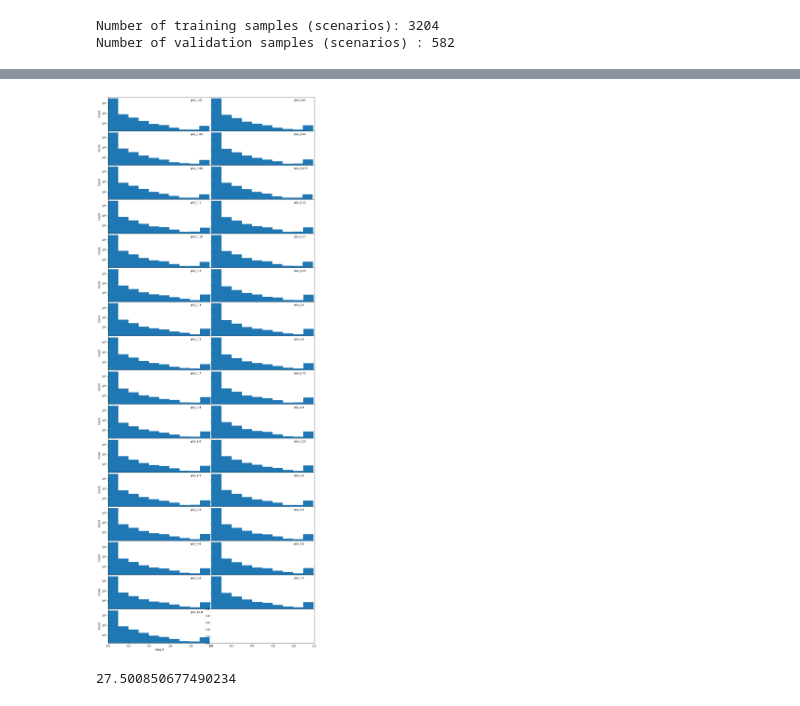
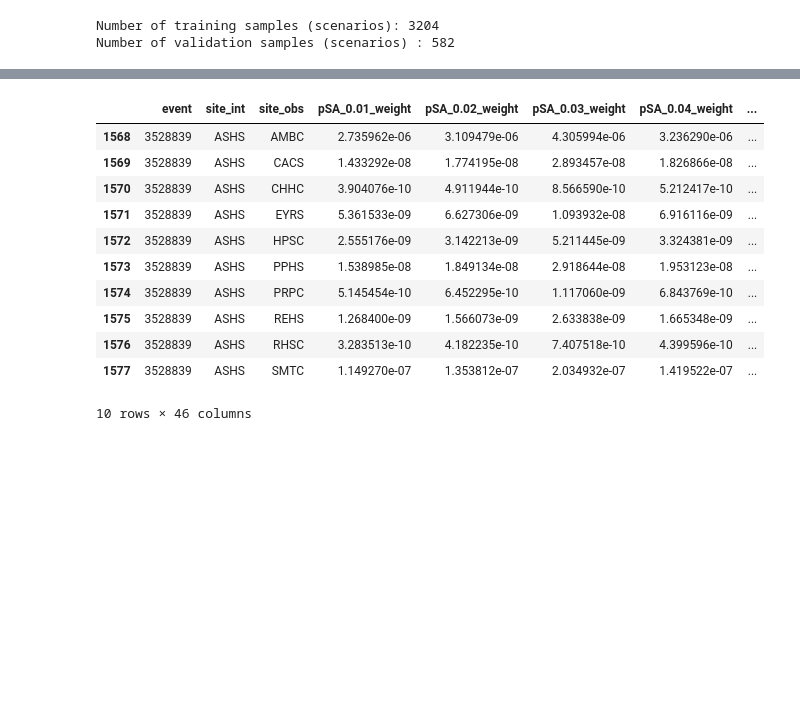
Before and after one commit to claudio525/post_event_gm_gnn, a Jupyter notebook: sim_ranking/explore/weight_model.ipynb, the cells around one changed output, grey strips where cells are left out. Cells and saved outputs as stored; diff of their text form; code cells hidden in the pictures; blank space fills up the shorter version.

```diff
--- a/sim_ranking/explore/weight_model.ipynb
+++ b/sim_ranking/explore/weight_model.ipynb
@@ -182,25 +159,24 @@ param_df["dist"] = dist_matrix.values[dist_matrix.index.get_indexer_for(param_df
 # %%
-ims = sr.constants.PSA_KEYS
+def gen_weight_dist_plot(result_df):
+    ims = sr.constants.PSA_KEYS
 
-# Create subplots with shared x-axis
-fig, axs = plt.subplots(int(np.ceil(len(ims) / 2)), 2, figsize=(12, 30), sharex=True)
+    # Create subplots with shared x-axis
+    fig, axs = plt.subplots(int(np.ceil(len(ims) / 2)), 2, figsize=(15, 30), sharex=True)
 
-axs = axs.flatten()
+    axs = axs.flatten()
 
-for i, im in enumerate(ims):
-    ax = axs[i]
-    ax.hist(result_df[f"{im}_weight"], log=True)
-    ax.set_xlim(0, 1)
-    ax.set_xlabel("Weight")
-    ax.set_ylabel("Count" if i % 2 == 0 else "")
-    ax.text(0.85, 0.9, f"{im}", horizontalalignment="left", verticalalignment="center", transform=ax.transAxes)
+    for i, im in enumerate(ims):
+        ax = axs[i]
+        ax.hist(result_df[f"{im}_weight"], log=True)
+        ax.set_xlim(0, 1)
+        ax.set_xlabel("Weight")
+        ax.set_ylabel("Count" if i % 2 == 0 else "")
+        ax.text(0.85, 0.9, f"{im}", horizontalalignment="left", verticalalignment="center", transform=ax.transAxes)
 
-    if i % 2 != 0:  # For the second column, remove y-ticks
-        ax.set_yticks([])
-        ax.set_yticklabels([])
+        if i % 2 != 0:  # For the second column, remove y-ticks
+            ax.set_yticks([])
+            ax.set_yticklabels([])
 
 
-fig.tight_layout()
-plt.subplots_adjust(hspace=0, wspace=0)
+    fig.tight_layout()
+    plt.subplots_adjust(hspace=0, wspace=0)
-# %% [output]
-[figure, removed]
@@ -207,3 +189,19 @@ plt.subplots_adjust(hspace=0, wspace=0)
 # %%
+cur_event = "3528839"
+cur_site_int = "ASHS"
+
+cur_result_df = val_results_df[(val_results_df.event == cur_event) & (val_results_df.site_int == cur_site_int)]
+cur_result_df
 # %% [output]
+|  | event | site_int | site_obs | pSA_0.01_weight | pSA_0.02_weight | pSA_0.03_weight | pSA_0.04_weight | ... |
+| 1568 | 3528839 | ASHS | AMBC | 2.735962e-06 | 3.109479e-06 | 4.305994e-06 | 3.236290e-06 | ... |
+| 1569 | 3528839 | ASHS | CACS | 1.433292e-08 | 1.774195e-08 | 2.893457e-08 | 1.826866e-08 | ... |
+| 1570 | 3528839 | ASHS | CHHC | 3.904076e-10 | 4.911944e-10 | 8.566590e-10 | 5.212417e-10 | ... |
+| 1571 | 3528839 | ASHS | EYRS | 5.361533e-09 | 6.627306e-09 | 1.093932e-08 | 6.916116e-09 | ... |
+| 1572 | 3528839 | ASHS | HPSC | 2.555176e-09 | 3.142213e-09 | 5.211445e-09 | 3.324381e-09 | ... |
+| 1573 | 3528839 | ASHS | PPHS | 1.538985e-08 | 1.849134e-08 | 2.918644e-08 | 1.953123e-08 | ... |
+| 1574 | 3528839 | ASHS | PRPC | 5.145454e-10 | 6.452295e-10 | 1.117060e-09 | 6.843769e-10 | ... |
+| 1575 | 3528839 | ASHS | REHS | 1.268400e-09 | 1.566073e-09 | 2.633838e-09 | 1.665348e-09 | ... |
+| 1576 | 3528839 | ASHS | RHSC | 3.283513e-10 | 4.182235e-10 | 7.407518e-10 | 4.399596e-10 | ... |
+| 1577 | 3528839 | ASHS | SMTC | 1.149270e-07 | 1.353812e-07 | 2.034932e-07 | 1.419522e-07 | ... |
-27.500850677490234
+10 rows × 46 columns
```
Also changed, not shown: parts of 9 cells of this notebook, 1 other file.
